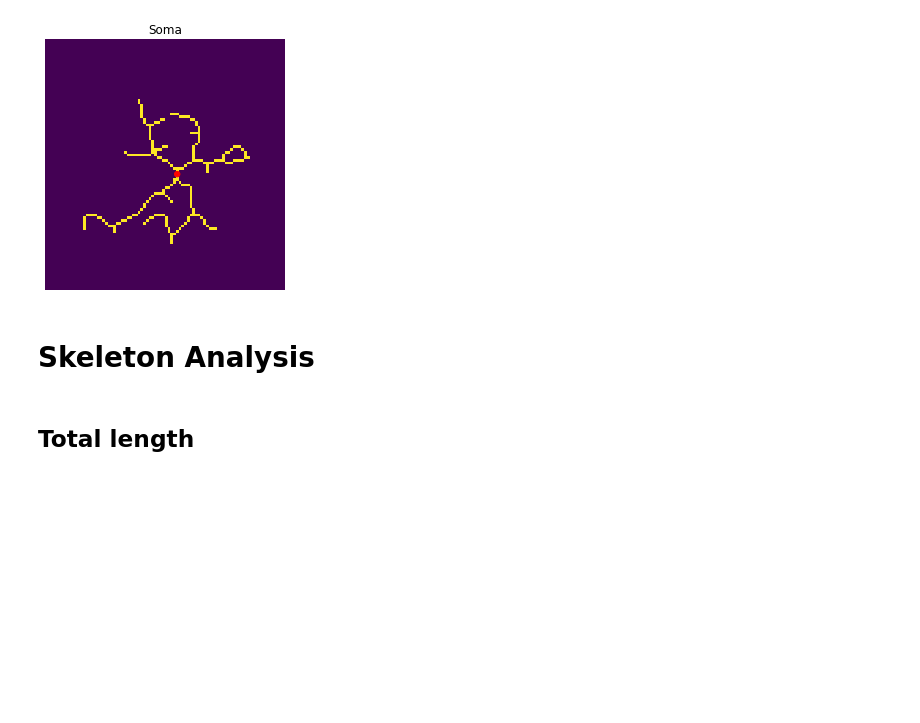
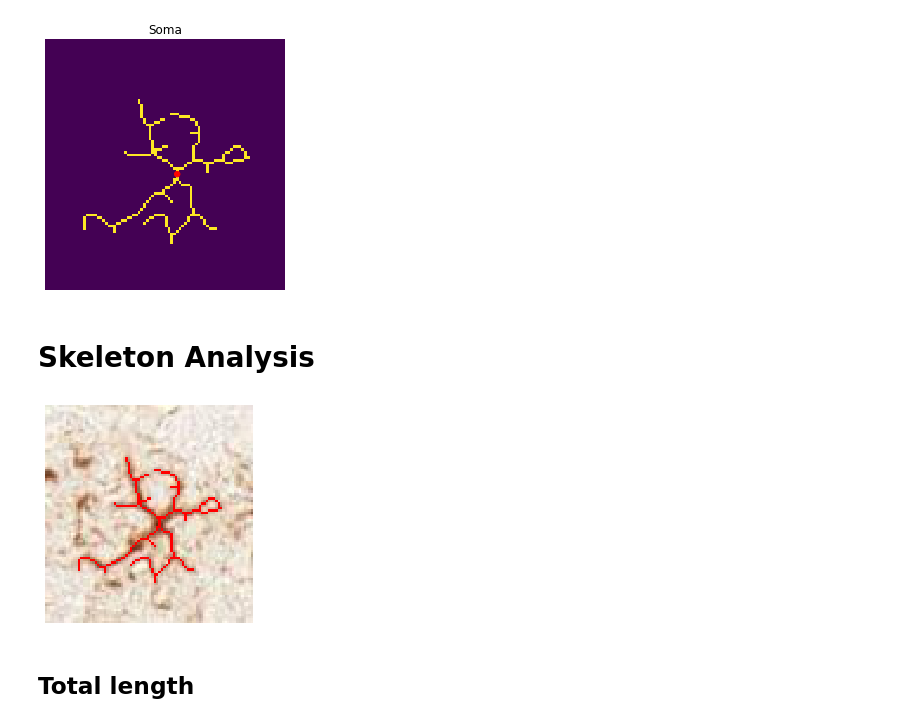
Before and after one commit to swanandlab/SMorph, a Jupyter notebook: sholl analysis.ipynb, the cells around one changed output. Saved outputs shown, nothing was run; the diff lists cells and outputs as text; code cells hidden in the pictures; blank space fills up the shorter version.

```diff
--- a/sholl analysis.ipynb
+++ b/sholl analysis.ipynb
@@ -60,18 +51,18 @@ def distance(P1, P2):
     """
     return ((P1[0] - P2[0])**2 + (P1[1] - P2[1])**2) ** 0.5
 # %%
-# section = io.imread("small/1_11.jpg")
-# section = io.imread("large/3_17.jpg")
-cell_image = io.imread("confocal/1.jpg")
-# section = io.imread("large/2_2.jpg")
-# section = io.imread("large/2_7.jpg")
+# cell_image = io.imread("small/1_11.jpg")
+# cell_image = io.imread("large/3_17.jpg")
+# cell_image = io.imread("confocal/1.jpg")
+# cell_image = io.imread("large/2_2.jpg")
+# cell_image = io.imread("large/2_6.jpg")
 cell_image = io.imread("large/3_5.jpg")
-# section = io.imread("garima/1_0.jpg")
+# cell_image = io.imread("pca data/tgf3.tif")
 
 # section[51:70, 30:60] = section[1:20, 2:32]
 # io.imshow(section)
 
-gray_cell_image = rgb2gray(cell_image)
+gray_cell_image = skimage.color.rgb2gray(cell_image)
 # %% [markdown]
 ## Filters
 # %%
@@ -270,11 +204,0 @@ def label_objects(image):
-# %%
-def remove_small_object_noise(image):
-    labelled_image, no_of_objects = label_objects(image)
-    object_areas = []
-    for object_label in range(1, no_of_objects+1):
-        object_areas.append(len(np.where(labelled_image==[object_label])[0]))
-
-    largest_object_label = np.argmax(object_areas)+1
-    astrocyte_image = np.where(li==[largest_object_label], 1, 0)
-
-    return astrocyte_image
@@ -297,9 +242,5 @@ surface_area(astrocyte_image)
 # %% [markdown]
 ## Skeletonization
-# %%
-def skeletonization(image):
-    # perform skeletonization
-    return skeletonize(image)
 # %%
 # display results
 astrocyte_skeleton = skeletonization(astrocyte_image)
@@ -352,11 +287,9 @@ from skan.pre import threshold
 from skan import draw
 from skan import skeleton_to_csgraph
 from skan import Skeleton, summarize
-# %%
-def plot_skeleton_overlay(cell_image):
-    fig, ax = plt.subplots()
-    draw.overlay_skeleton_2d(cell_image, astrocyte_skeleton, dilate=0, axes=ax);
 # %%
-plot_skeleton_overlay(cell_image)
+plot_skeleton_overlay(cell_image, astrocyte_skeleton)
+# %% [output]
+[figure, added]
 # %% [markdown]
 ## Total length
```
Also changed, not shown: parts of 70 cells of this notebook, 1 other file.
